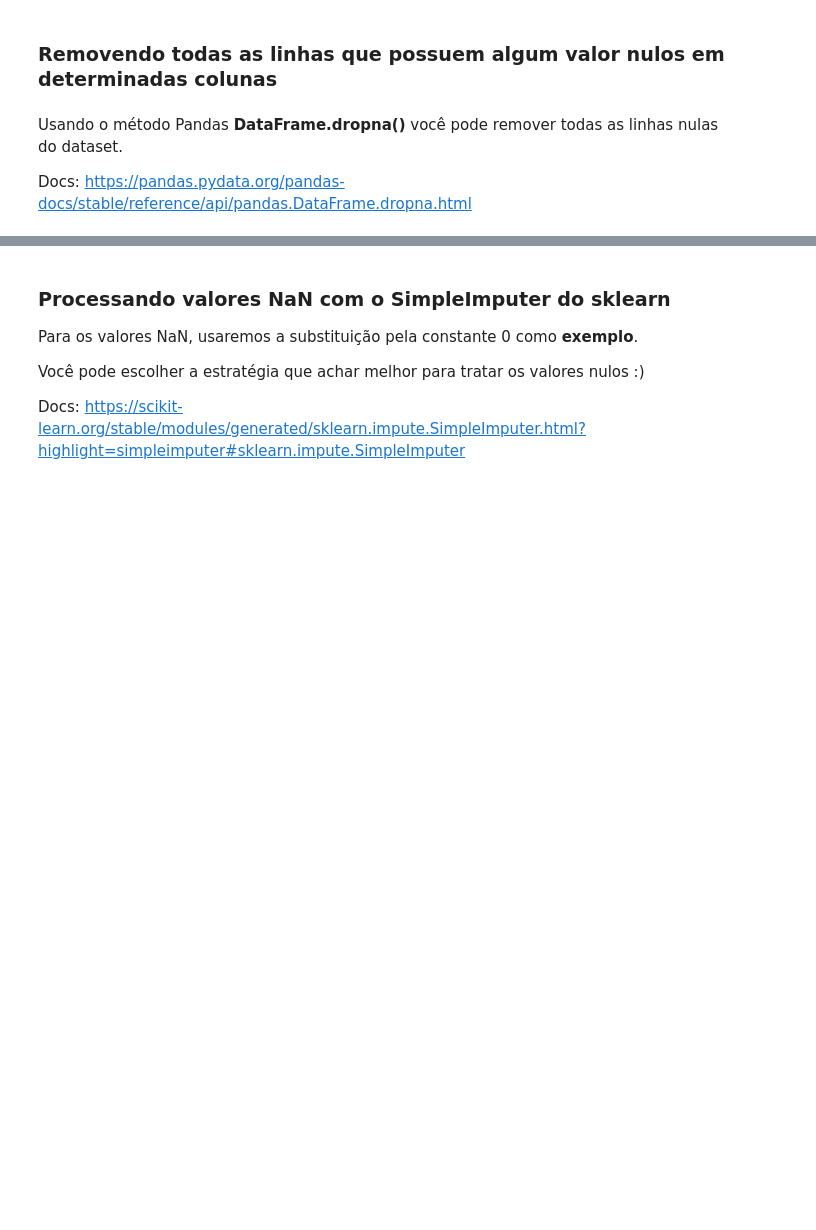
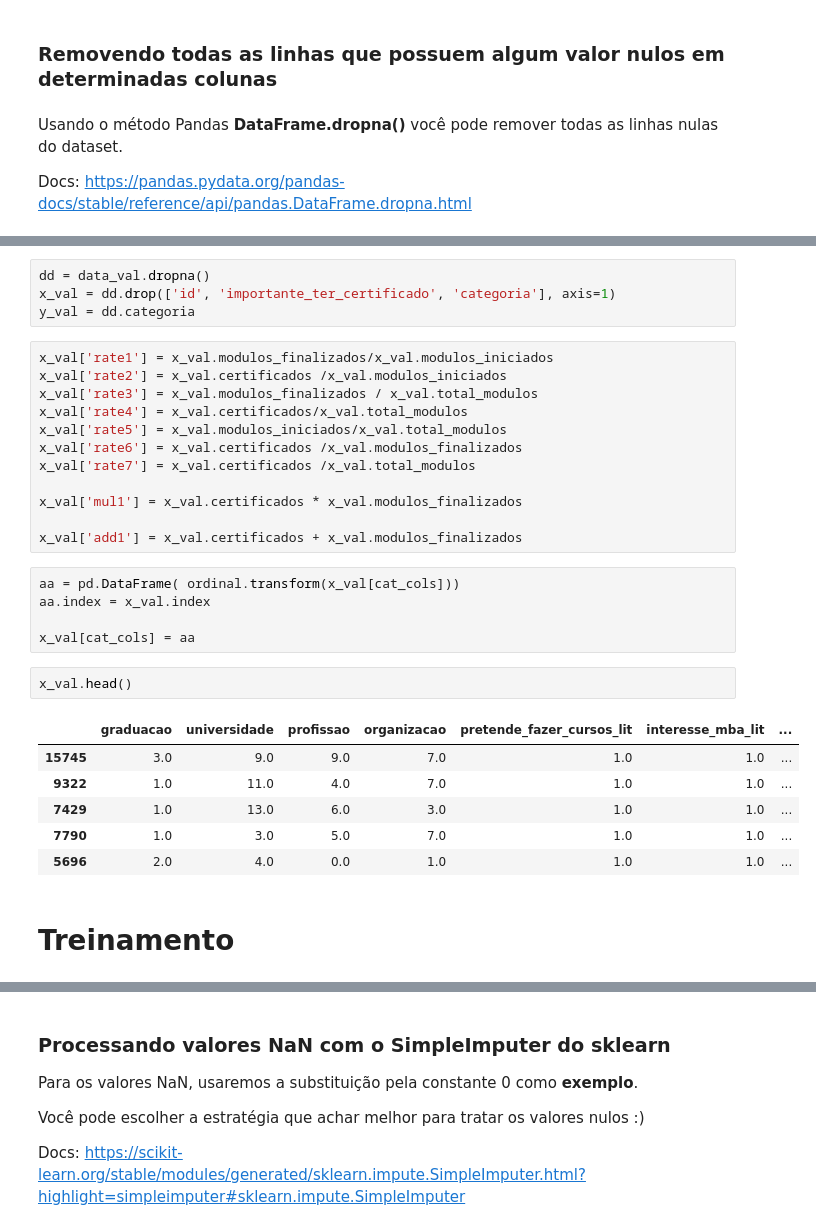
Before and after one commit to igorlpa/desafio-2-2020, a Jupyter notebook: Desafio 06/notebook.ipynb, the cells around one changed output, grey strips where cells are left out. Saved outputs shown, nothing was run; the diff lists cells and outputs as text; blank space fills up the shorter version.

```diff
--- a/Desafio 06/notebook.ipynb
+++ b/Desafio 06/notebook.ipynb
@@ -124,0 +190,32 @@ print("Valores nulos no df_training_dataset após a transformação DropNA: \n\n
+# %%
+dd = data_val.dropna()
+x_val = dd.drop(['id', 'importante_ter_certificado', 'categoria'], axis=1)
+y_val = dd.categoria
+# %%
+x_val['rate1'] = x_val.modulos_finalizados/x_val.modulos_iniciados
+x_val['rate2'] = x_val.certificados /x_val.modulos_iniciados
+x_val['rate3'] = x_val.modulos_finalizados / x_val.total_modulos
+x_val['rate4'] = x_val.certificados/x_val.total_modulos
+x_val['rate5'] = x_val.modulos_iniciados/x_val.total_modulos
+x_val['rate6'] = x_val.certificados /x_val.modulos_finalizados
+x_val['rate7'] = x_val.certificados /x_val.total_modulos
+
+x_val['mul1'] = x_val.certificados * x_val.modulos_finalizados
+
+x_val['add1'] = x_val.certificados + x_val.modulos_finalizados
+# %%
+aa = pd.DataFrame( ordinal.transform(x_val[cat_cols]))
+aa.index = x_val.index
+
+x_val[cat_cols] = aa
+# %%
+x_val.head()
+# %% [output]
+|  | graduacao | universidade | profissao | organizacao | pretende_fazer_cursos_lit | interesse_mba_lit | ... |
+| 15745 | 3.0 | 9.0 | 9.0 | 7.0 | 1.0 | 1.0 | ... |
+| 9322 | 1.0 | 11.0 | 4.0 | 7.0 | 1.0 | 1.0 | ... |
+| 7429 | 1.0 | 13.0 | 6.0 | 3.0 | 1.0 | 1.0 | ... |
+| 7790 | 1.0 | 3.0 | 5.0 | 7.0 | 1.0 | 1.0 | ... |
+| 5696 | 2.0 | 4.0 | 0.0 | 1.0 | 1.0 | 1.0 | ... |
+# %% [markdown]
+# Treinamento
```
Also changed, not shown: parts of 34 cells of this notebook, 4 other files.
